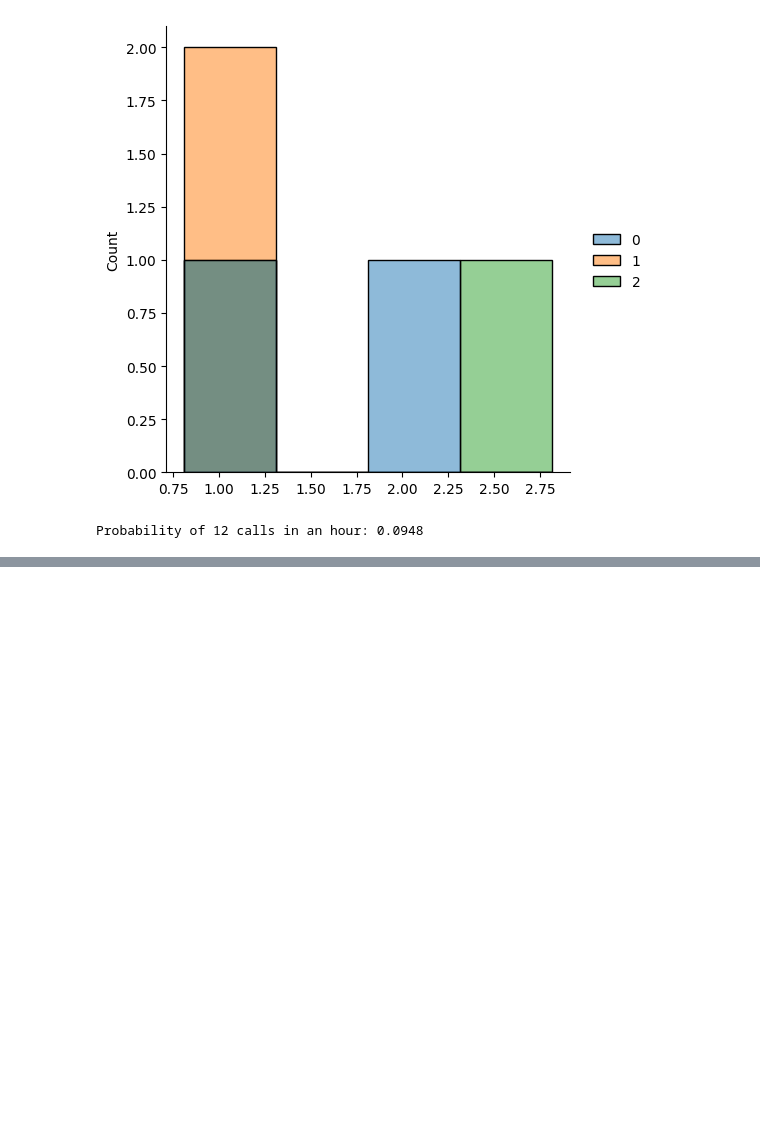
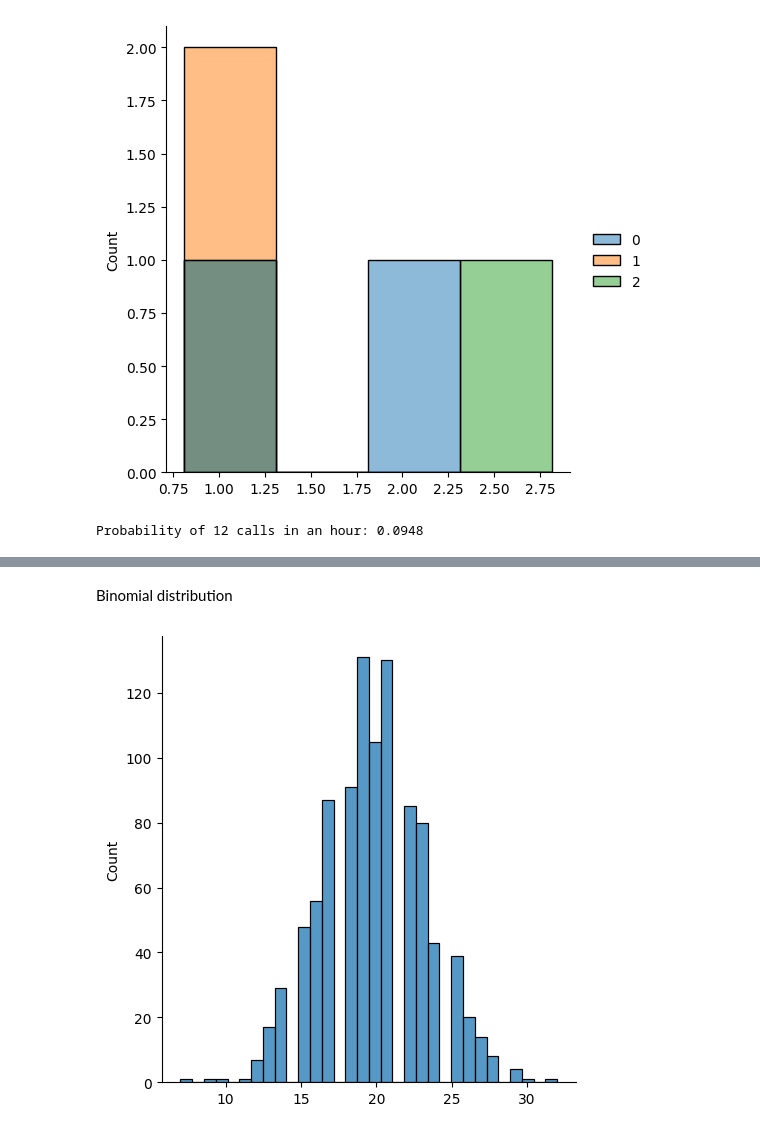
Before and after one commit to dhavalvalaa/Ai_Ml_QB, a Jupyter notebook: numpy/16_06/distibutions.ipynb, the cells around one changed output, grey strips where cells are left out. Saved outputs shown, nothing was run; the diff lists cells and outputs as text; code cells hidden in the pictures; blank space fills up the shorter version.

```diff
--- a/numpy/16_06/distibutions.ipynb
+++ b/numpy/16_06/distibutions.ipynb
@@ -34,0 +110,11 @@ Probability of 12 calls in an hour: 0.0948
+# %% [markdown]
+Binomial distribution
+# %%
+#ad click predictions
+#useful in predicting binary outcomes
+#either user can click on add or not
+import numpy as np
+sns.displot(np.random.binomial(n=50,p=0.4,size=1000))
+plt.show()
+# %% [output]
+[figure, added]
```
Also changed, not shown: parts of 15 cells of this notebook, 1 other file.
